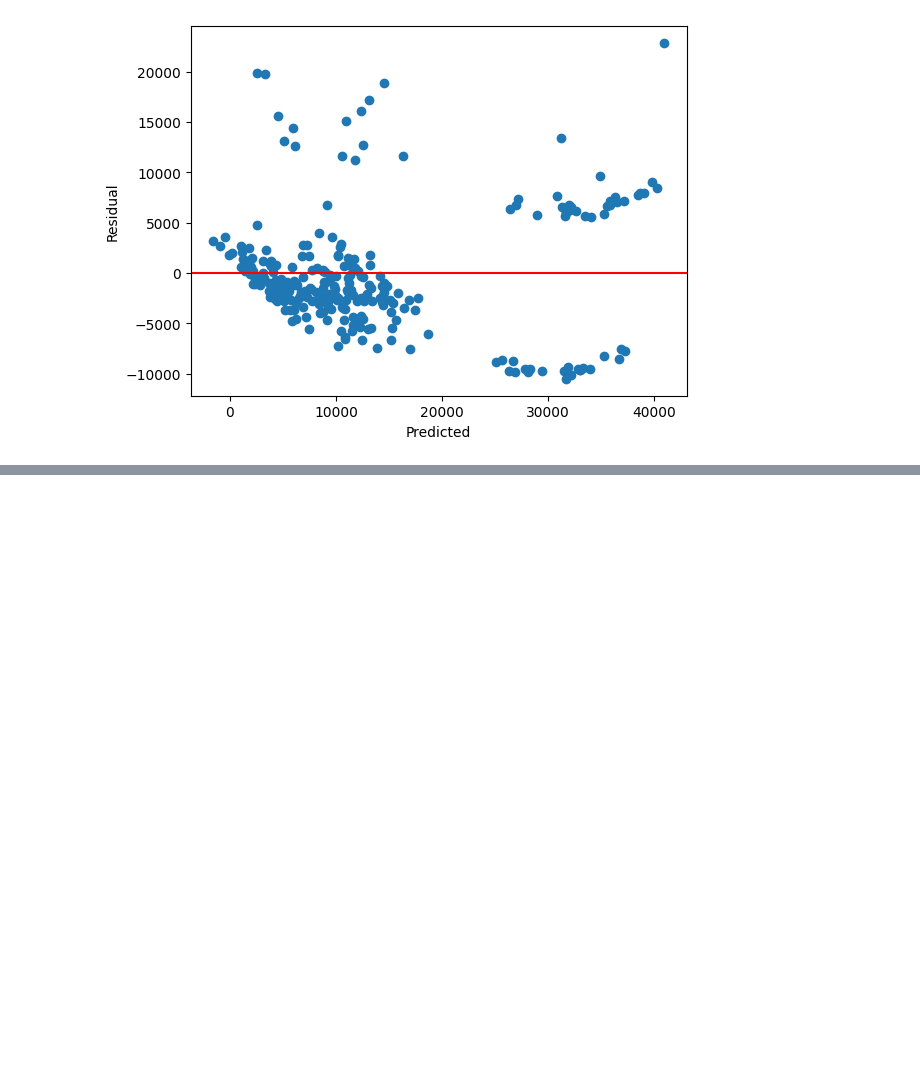
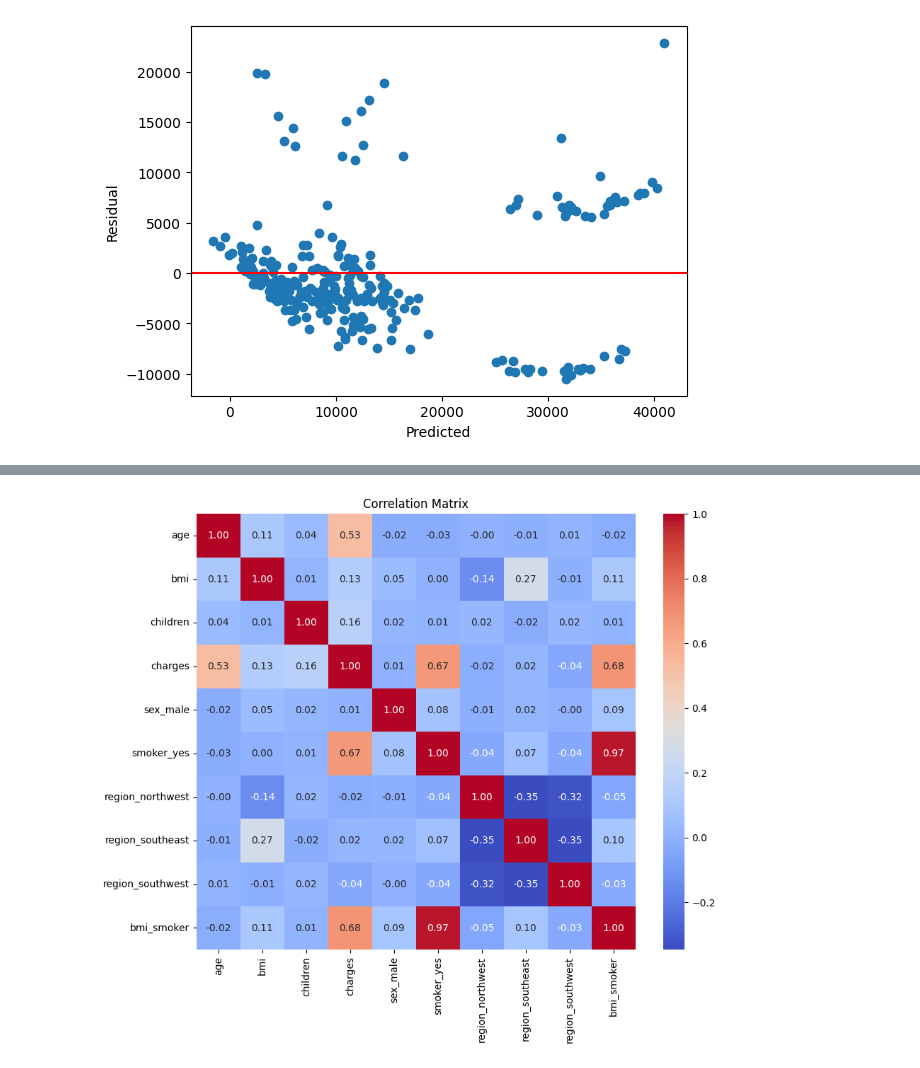
Before and after one commit to thuynguyenhuit/hocsau, a Jupyter notebook: Phan_tich_hoi_quy_tuyen_tinh_Insurance.ipynb, the cells around one changed output, grey strips where cells are left out. Drawn from its saved outputs; the diff is of its cells as text; code cells hidden in the pictures; blank space fills up the shorter version.

```diff
--- a/Phan_tich_hoi_quy_tuyen_tinh_Insurance.ipynb
+++ b/Phan_tich_hoi_quy_tuyen_tinh_Insurance.ipynb
@@ -117,0 +147,11 @@ plt.show()
+# %%
+# Tạo biến tương tác giữa BMI và smoker
+pd_train['bmi_smoker'] = pd_train['bmi'] * pd_train['smoker_yes']
+# %%
+#Kiểm tra lại ma trận tương quan sau khi thêm biến
+plt.figure(figsize=(10,8))
+sns.heatmap(pd_train.corr(), annot=True, fmt=".2f", cmap='coolwarm')
+plt.title("Correlation Matrix")
+plt.show()
+# %% [output]
+[figure, added]
```
Also changed, not shown: parts of 2 cells of this notebook.
